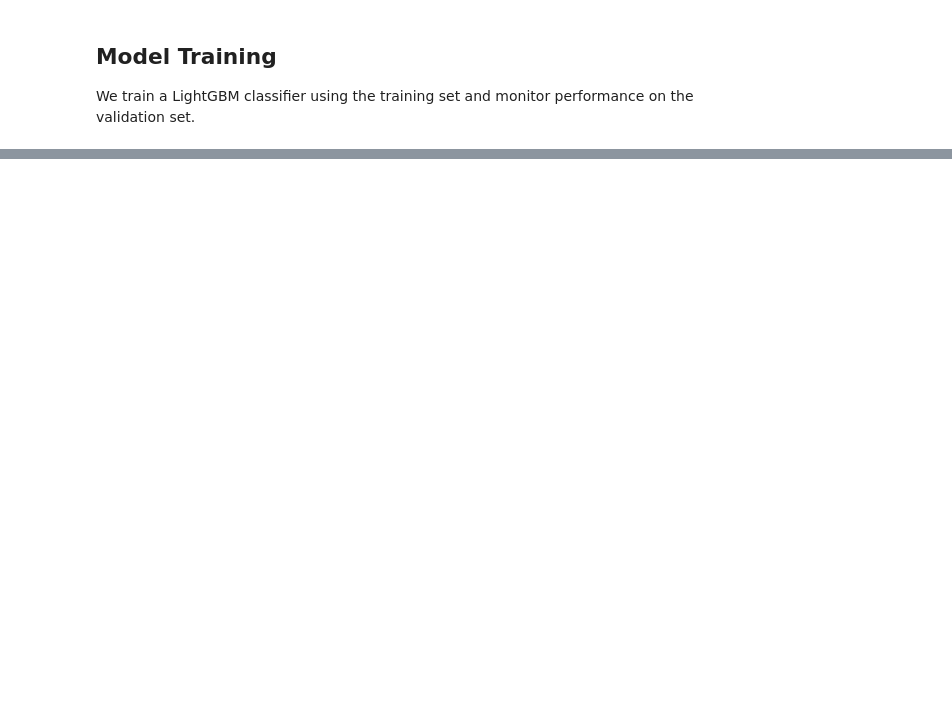
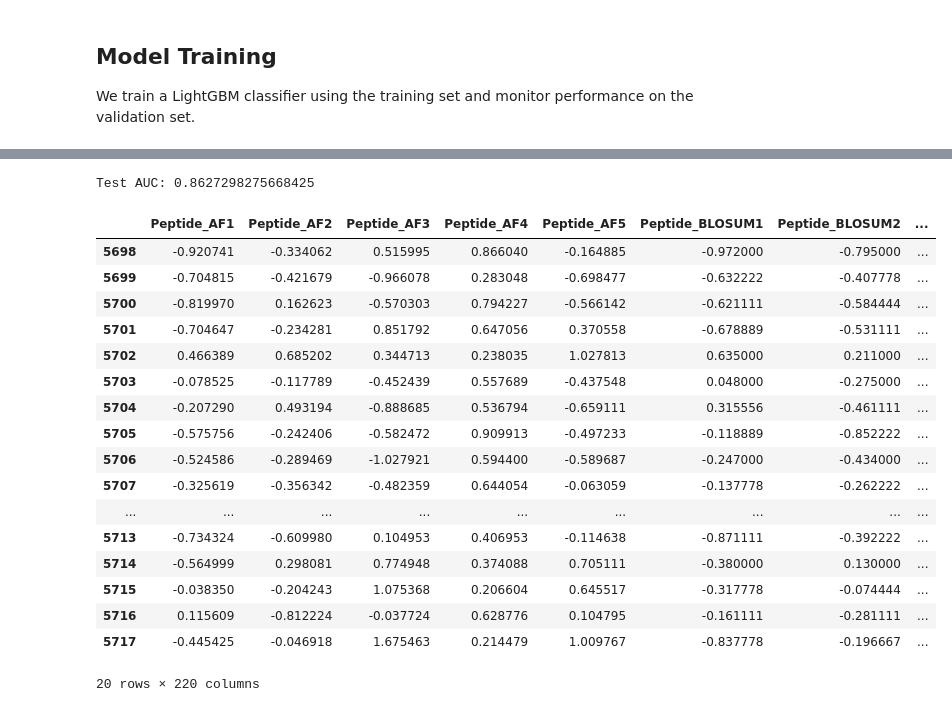
Before and after one commit to nikitarjsh/PIPER, a Jupyter notebook: src/lightGBM.ipynb, the cells around one changed output, grey strips where cells are left out. Cells and saved outputs as stored; diff of their text form; code cells hidden in the pictures; blank space fills up the shorter version.

```diff
--- a/src/lightGBM.ipynb
+++ b/src/lightGBM.ipynb
@@ -45,0 +29,30 @@ print(X_train.shape)
+# %%
+drop_cols = ["peptide", "HLA", "hla_sequence", "index"]
+
+# split features and labels
+X_train = train_df.drop(columns=drop_cols + ["Label"], errors="ignore")
+y_train = train_df["Label"]
+
+X_val = val_df.drop(columns=drop_cols + ["Label"], errors="ignore")
+y_val = val_df["Label"]
+
+X_test = test_df.drop(columns=drop_cols + ["Label"], errors="ignore")
+y_test = test_df["Label"]
+
+# 🔹 combine to ensure consistent encoding
+X_all = pd.concat([X_train, X_val, X_test])
+
+# find categorical (object) columns
+cat_cols = X_all.select_dtypes(include=["object"]).columns
+
+# convert to category + encode
+for col in cat_cols:
+    X_all[col] = X_all[col].astype("category")
+    X_all[col] = X_all[col].cat.codes
+
+# split back
+X_train = X_all.iloc[:len(X_train)]
+X_val   = X_all.iloc[len(X_train):len(X_train)+len(X_val)]
+X_test  = X_all.iloc[len(X_train)+len(X_val):]
+
+print(X_train.shape)
@@ -67,0 +100,28 @@ Fields with bad pandas dtypes: Peptide_structural_class: object, HLA_structural_
+# %%
+y_pred_proba = model.predict_proba(X_test)[:, 1]
+
+from sklearn.metrics import roc_auc_score
+print("Test AUC:", roc_auc_score(y_test, y_pred_proba))
+# %% [output]
+Test AUC: 0.8627298275668425
+# %%
+X_train.tail(20)
+# %% [output]
+|  | Peptide_AF1 | Peptide_AF2 | Peptide_AF3 | Peptide_AF4 | Peptide_AF5 | Peptide_BLOSUM1 | Peptide_BLOSUM2 | ... |
+| 5698 | -0.920741 | -0.334062 | 0.515995 | 0.866040 | -0.164885 | -0.972000 | -0.795000 | ... |
+| 5699 | -0.704815 | -0.421679 | -0.966078 | 0.283048 | -0.698477 | -0.632222 | -0.407778 | ... |
+| 5700 | -0.819970 | 0.162623 | -0.570303 | 0.794227 | -0.566142 | -0.621111 | -0.584444 | ... |
+| 5701 | -0.704647 | -0.234281 | 0.851792 | 0.647056 | 0.370558 | -0.678889 | -0.531111 | ... |
+| 5702 | 0.466389 | 0.685202 | 0.344713 | 0.238035 | 1.027813 | 0.635000 | 0.211000 | ... |
+| 5703 | -0.078525 | -0.117789 | -0.452439 | 0.557689 | -0.437548 | 0.048000 | -0.275000 | ... |
+| 5704 | -0.207290 | 0.493194 | -0.888685 | 0.536794 | -0.659111 | 0.315556 | -0.461111 | ... |
+| 5705 | -0.575756 | -0.242406 | -0.582472 | 0.909913 | -0.497233 | -0.118889 | -0.852222 | ... |
+| 5706 | -0.524586 | -0.289469 | -1.027921 | 0.594400 | -0.589687 | -0.247000 | -0.434000 | ... |
+| 5707 | -0.325619 | -0.356342 | -0.482359 | 0.644054 | -0.063059 | -0.137778 | -0.262222 | ... |
+| ... | ... | ... | ... | ... | ... | ... | ... | ... |
+| 5713 | -0.734324 | -0.609980 | 0.104953 | 0.406953 | -0.114638 | -0.871111 | -0.392222 | ... |
+| 5714 | -0.564999 | 0.298081 | 0.774948 | 0.374088 | 0.705111 | -0.380000 | 0.130000 | ... |
+| 5715 | -0.038350 | -0.204243 | 1.075368 | 0.206604 | 0.645517 | -0.317778 | -0.074444 | ... |
+| 5716 | 0.115609 | -0.812224 | -0.037724 | 0.628776 | 0.104795 | -0.161111 | -0.281111 | ... |
+| 5717 | -0.445425 | -0.046918 | 1.675463 | 0.214479 | 1.009767 | -0.837778 | -0.196667 | ... |
+20 rows × 220 columns
```
Also changed, not shown: parts of 5 cells of this notebook, 7 other files.
